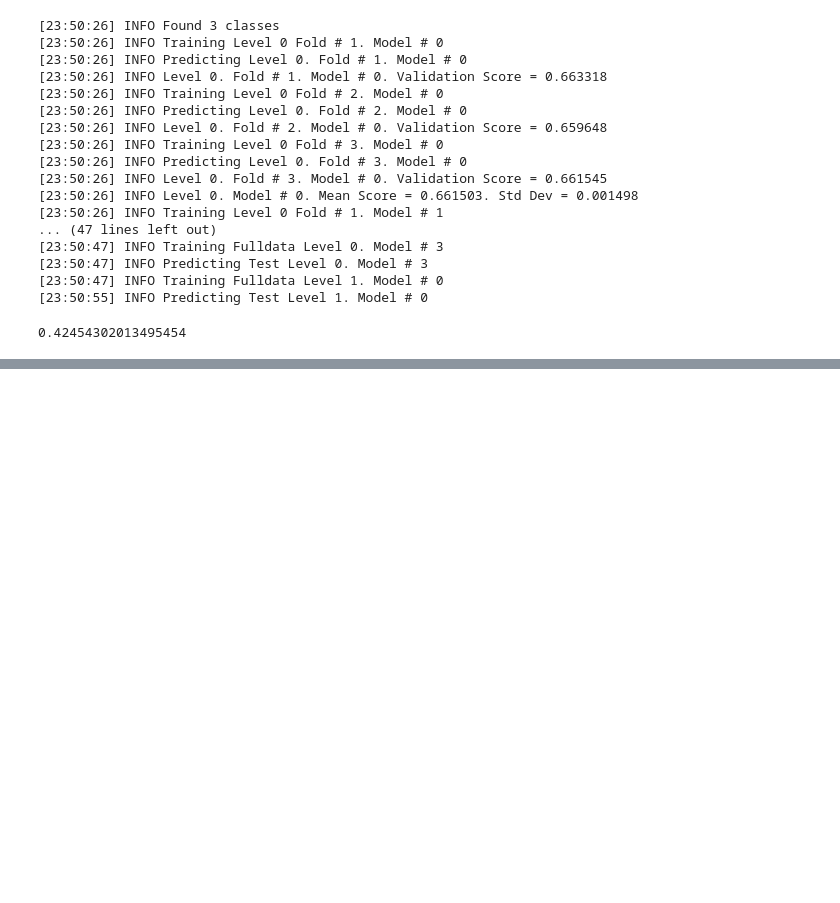
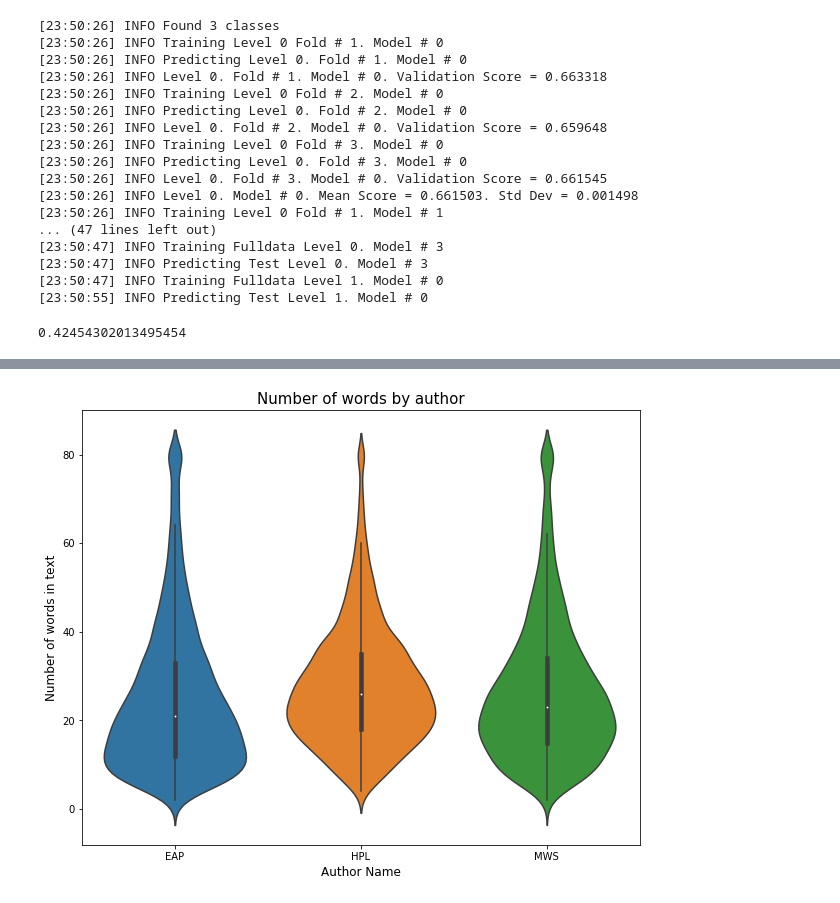
Before and after one commit to kaustav1987/Spooky-Author-Identification, a Jupyter notebook: Spooky Author Identification Kaustav.ipynb, the cells around one changed output, grey strips where cells are left out. Drawn from its saved outputs; the diff is of its cells as text; code cells hidden in the pictures; blank space fills up the shorter version.

```diff
--- a/Spooky Author Identification Kaustav.ipynb
+++ b/Spooky Author Identification Kaustav.ipynb
@@ -408,7 +424,7 @@ with open('glove.840B.300d.txt', encoding='utf-8') as f:
         if i > 1:
             print('Exceptional case: {0}'.format(word))
         coefs = np.asarray(value[i:], dtype='float32')
-        embedding_index[word] = coef
+        embedding_index[word] = coefs
         ##break
 print(len(embedding_index), 'word vectors found in globe')
 # %% [output]
@@ -936,0 +1058,11 @@ multiclass_logloss(y_valid, preds[1])
+# %%
+## For any row where num_words > 80 , set the num_words value to 80
+df_train['num_words'].loc[df_train['num_words']>80] = 80###truncation for better visuals
+plt.figure(figsize=(10,8))
+sns.violinplot(x='author', y='num_words', data=df_train)
+plt.xlabel('Author Name', fontsize=12)
+plt.ylabel('Number of words in text', fontsize=12)
+plt.title("Number of words by author", fontsize=15)
+plt.show()
+# %% [output]
+[figure, added]
```
Also changed, not shown: parts of 33 cells of this notebook.
